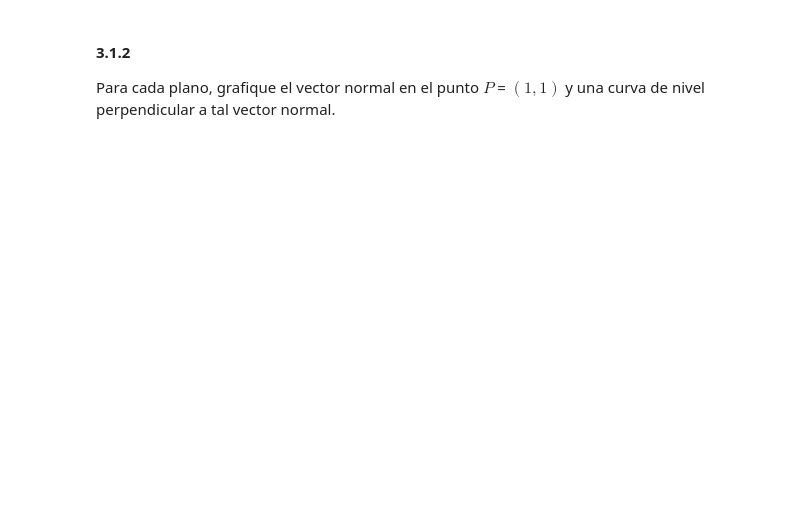
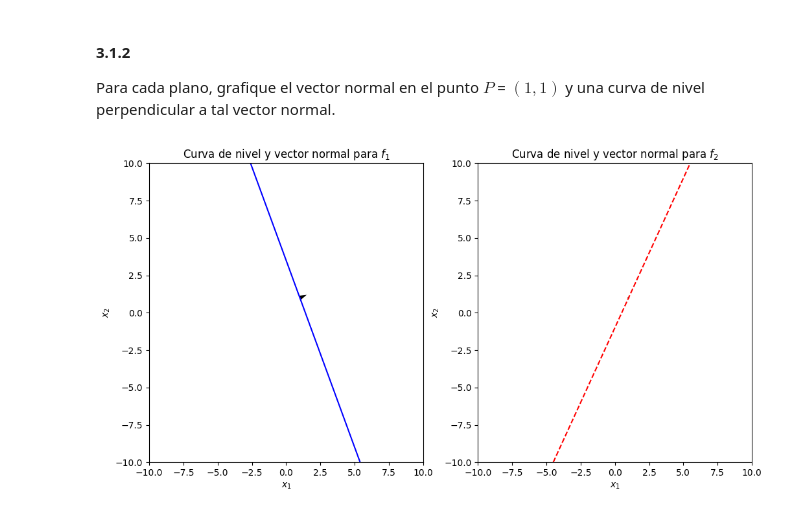
Before and after one commit to isvargasmsft/cs-homeworks, a Jupyter notebook: Optimization/tp1.ipynb, the cells around one changed output. Drawn from its saved outputs; the diff is of its cells as text; code cells hidden in the pictures; blank space fills up the shorter version.

```diff
--- a/Optimization/tp1.ipynb
+++ b/Optimization/tp1.ipynb
@@ -532,3 +574,31 @@ import torch
 # %% [markdown]
 #### 3.1.2
 Para cada plano, grafique el vector normal en el punto $P$ = $(1,1)$ y una curva de nivel perpendicular a tal vector normal.
+# %%
+# Punto P
+P = torch.tensor([1.0, 1.0])
+
+# Calcular los valores de z en el punto P para ambos planos
+z_P1 = f(P, w1)
+z_P2 = f(P, w2)
+
+# Graficar el vector normal y la curva de nivel para el plano 1
+fig, ax = plt.subplots(1, 2, figsize=(12, 6))
+
+# Plano 1
+ax[0].contour(X1, X2, Z1, levels=[z_P1.item()], colors='blue')
+ax[0].quiver(P[0], P[1], w1[0], w1[1], angles='xy', scale_units='xy', scale=1)
+ax[0].set_title('Curva de nivel y vector normal para $f_1$')
+ax[0].set_xlabel('$x_1$')
+ax[0].set_ylabel('$x_2$')
+
+# Plano 2
+ax[1].contour(X1, X2, Z2, levels=[z_P2.item()], colors='red')
+ax[1].quiver(P[0], P[1], w2[0], w2[1], angles='xy', scale_units='xy', scale=1)
+ax[1].set_title('Curva de nivel y vector normal para $f_2$')
+ax[1].set_xlabel('$x_1$')
+ax[1].set_ylabel('$x_2$')
+
+plt.show()
+# %% [output]
+[figure, added]
```
Also changed, not shown: parts of 2 cells of this notebook.
